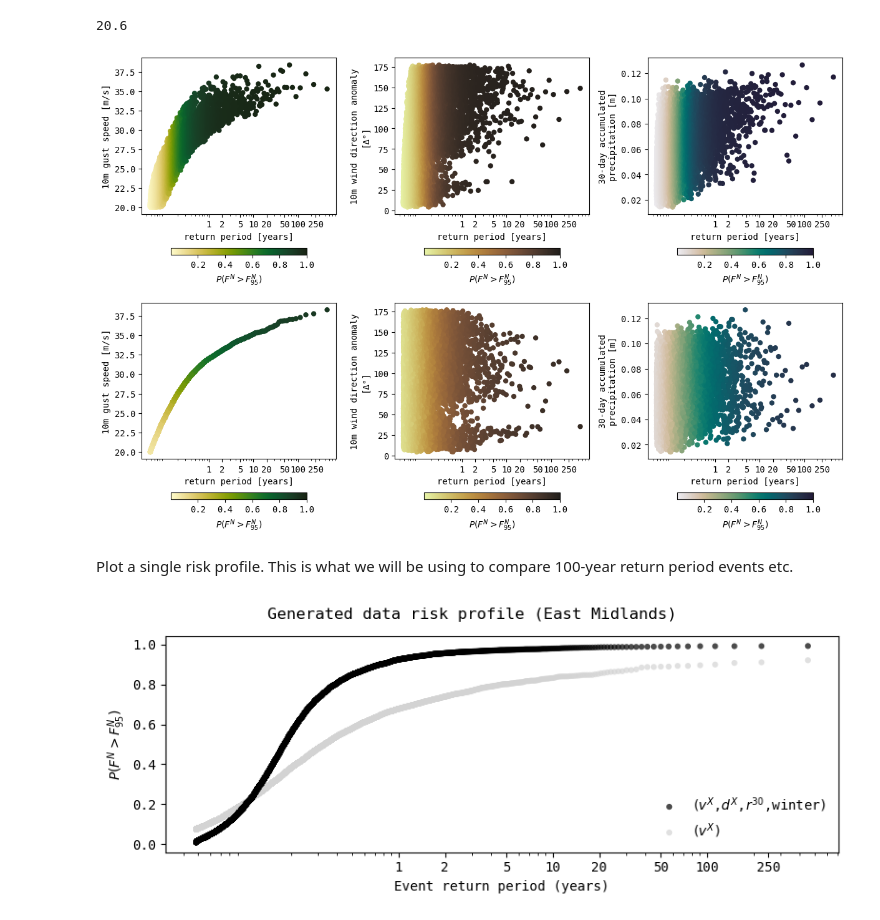
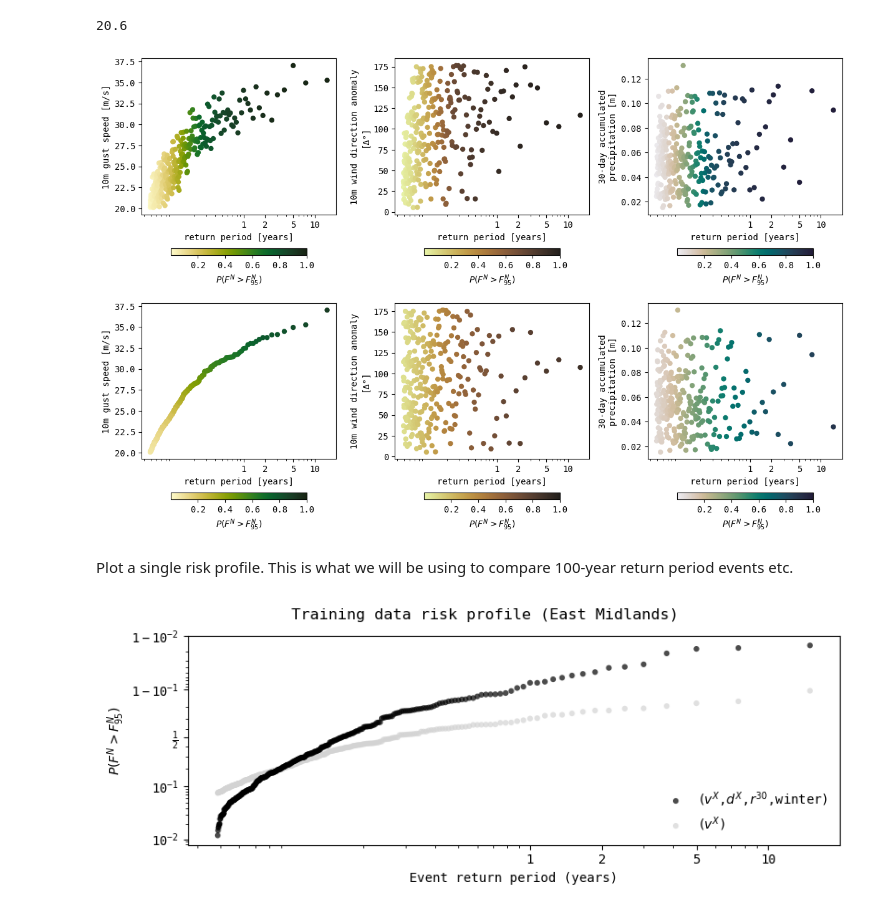
Before and after one commit to alisonpeard/hazGAN2, a Jupyter notebook: projects/poweruk_winter/analysis/risk_profiles.ipynb, the cells around one changed output. Saved outputs shown, nothing was run; the diff lists cells and outputs as text; code cells hidden in the pictures.

Commit message:
poweruk analysis

```diff
--- a/projects/poweruk_winter/analysis/risk_profiles.ipynb
+++ b/projects/poweruk_winter/analysis/risk_profiles.ipynb
@@ -74,7 +73,7 @@ Frozen({'time': 14100, 'lat': 64, 'lon': 64, 'field': 3, 'param': 6})
 # %% [markdown]
 Decide whether to do the analysis for the training or synthetic data.
 # %%
-dataset = ["training", "generated"][1]
+dataset = ["training", "generated"][0]
 data = train.copy() if dataset == "training" else gener.copy()
 # %% [markdown]
 For the analysis, we want absolute deviation from the prevailing wind direction but we want the absolute values of wind and rainfall... not the anomalies.
@@ -406,32 +405,37 @@ fig.savefig(os.path.join(
     wd, "results", "figures", f"outage_probs_{region_of_interest.lower()}_{season}_{dataset}"),
            dpi=300, transparent=True, bbox_inches="tight")
 # %% [output]
-[figure, old version]
+[figure, new version]
 # %% [markdown]
 Plot a single risk profile. This is what we will be using to compare 100-year return period events etc.
 # %%
 fig, ax = plt.subplots(1, figsize=(8, 3))
 
 data_agg.plot.scatter(x="return_period", y="outage_prob", ax=ax, edgecolor="none", color="k",
                       s=20, alpha=0.7, zorder=1, label=fr"$(v^X$,$d^X$,$r^{{30}}$,{season})")
 data_agg.plot.scatter(x="base_return_period", y="base_probs", ax=ax, edgecolor="none", color="lightgrey",
                       s=20, alpha=0.7, zorder=0, label=r"$(v^X$)")
 
 ax.set_title("")
 ax.set_xscale("log")
 ticks = [1, 2, 5, 10, 20, 50, 100, 250, 500, 1000]
 ticks = [t for t in ticks if t <= data_agg.return_period[data_agg.return_period < np.inf].max()]
 ax.set_xticks(ticks, labels=ticks)
 ax.set_ylabel(r"$P(F^N>F^N_{95})$")
 ax.set_xlabel("Event return period (years)")
 ax.legend(loc="lower right", frameon=False)
 fig.tight_layout()
 ax.set_yscale("logit")
 
 fig.suptitle(f"{dataset.capitalize()} data risk profile ({region_of_interest})", y=1.05);
 
 fig.savefig(os.path.join(
     wd, "results", "figures", f"riskprofile_{region_of_interest.lower()}_{season}_{dataset}"),
            dpi=300, transparent=True, bbox_inches="tight")
+
+os.makedirs(os.path.join(wd, "analysis", "data"), exist_ok=True)
+data_agg.to_netcdf(os.path.join(
+    wd, "analysis", "data", f"risk_profile_{region_of_interest.lower()}_{dataset}_{season}.nc")
+)
 # %% [output]
-[figure, old version]
+[figure, new version]
```
Also changed, not shown: parts of 16 cells of this notebook, 3 other files.
